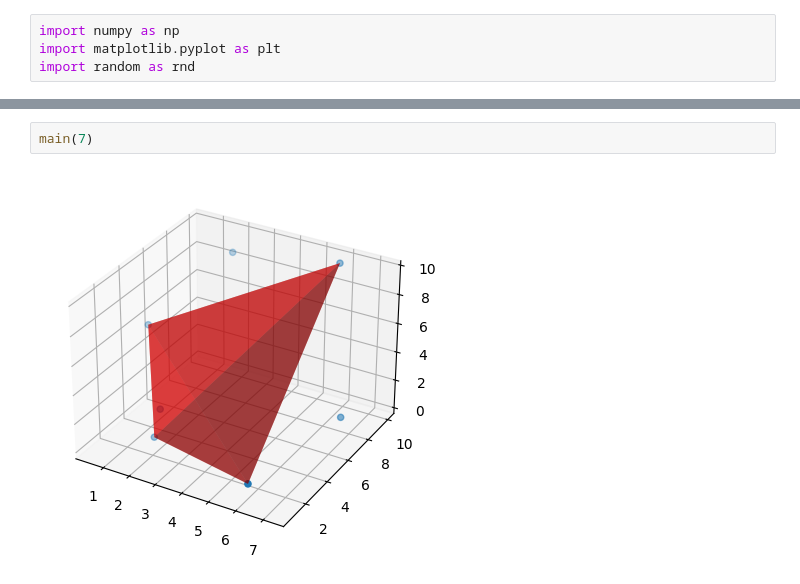
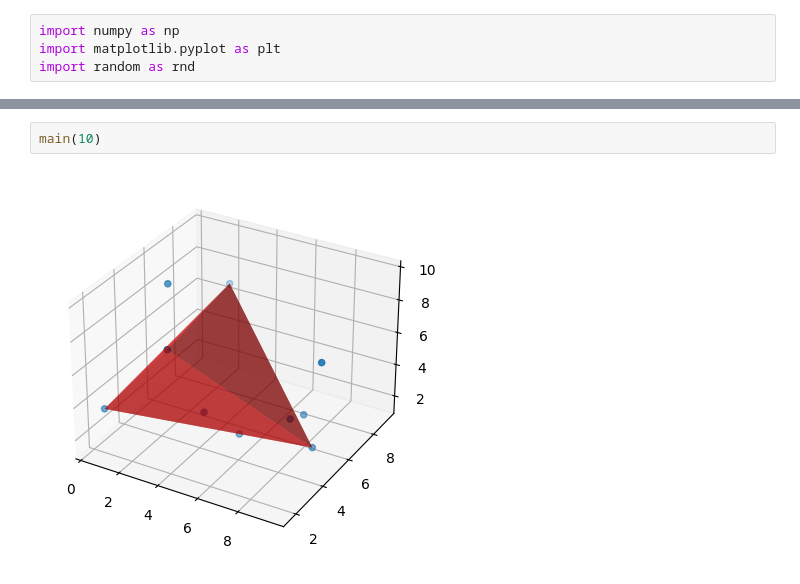
Before and after one commit to AlecTraas/computational-geo-lab, a Jupyter notebook: Colab/Kai/quickhull_algo_3d.ipynb, the cells around one changed output, grey strips where cells are left out. Drawn from its saved outputs; the diff is of its cells as text.

```diff
--- a/Colab/Kai/quickhull_algo_3d.ipynb
+++ b/Colab/Kai/quickhull_algo_3d.ipynb
@@ -87,6 +82,6 @@ class ConvexHull():
     d = np.dot(n,(face[0]-point))
     return d > 0
 # %%
-main(7)
+main(10)
 # %% [output]
-[figure, old version]
+[figure, new version]
```
Also changed, not shown: parts of 2 cells of this notebook.
